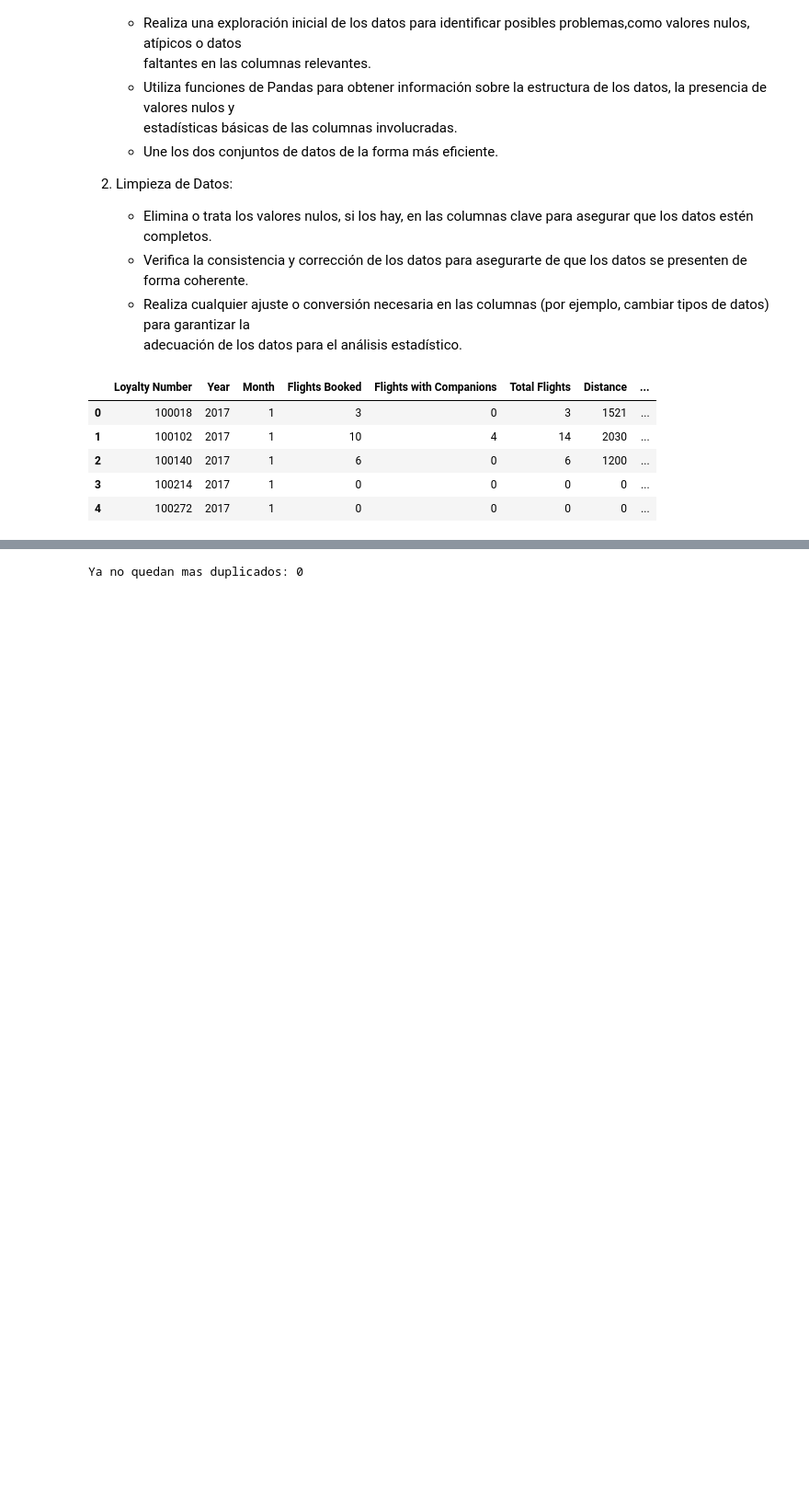
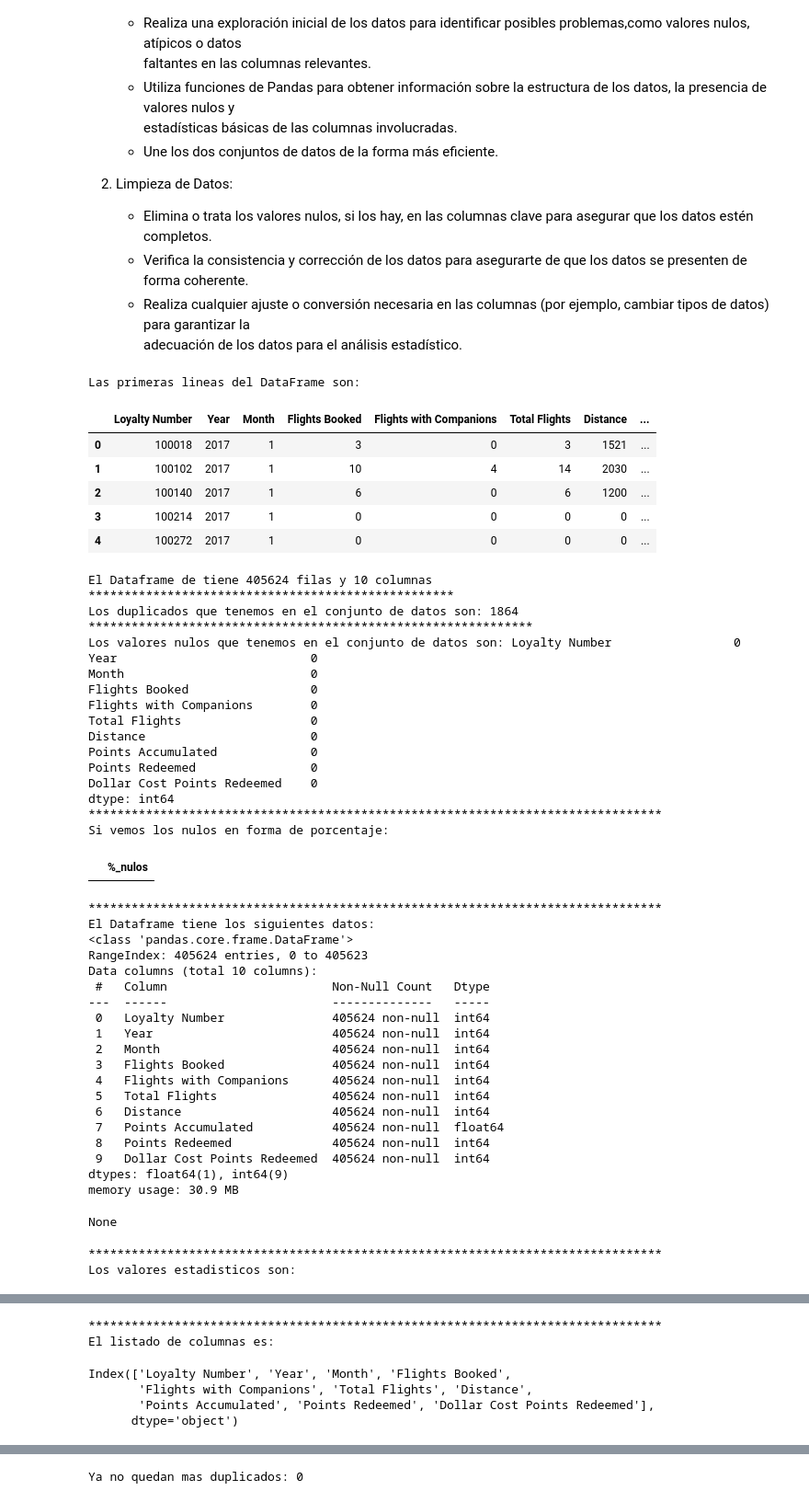
Before and after one commit to spinelf/Promo-H-DA-modulo3-evaluacion-final-SilviaPinel, a Jupyter notebook: Ejercicio_final_modulo3_SilviaPinel.ipynb, the cells around one changed output, grey strips where cells are left out. Shown at 92% size. Cells and saved outputs as stored; diff of their text form; code cells hidden in the pictures; blank space fills up the shorter version.

```diff
--- a/Ejercicio_final_modulo3_SilviaPinel.ipynb
+++ b/Ejercicio_final_modulo3_SilviaPinel.ipynb
@@ -65,11 +65,52 @@ data_customer_fidelidad = func.cargar_csv(url2_data_customer_loyalty)
       análisis estadístico.
 # %%
 #Vemos una representación de como es el Dataframen Vuelos
-data_customer_vuelos.head()
+func.propiedades(data_customer_vuelos)
 # %% [output]
+Las primeras lineas del DataFrame son:
 |  | Loyalty Number | Year | Month | Flights Booked | Flights with Companions | Total Flights | Distance | ... |
 | 0 | 100018 | 2017 | 1 | 3 | 0 | 3 | 1521 | ... |
 | 1 | 100102 | 2017 | 1 | 10 | 4 | 14 | 2030 | ... |
 | 2 | 100140 | 2017 | 1 | 6 | 0 | 6 | 1200 | ... |
 | 3 | 100214 | 2017 | 1 | 0 | 0 | 0 | 0 | ... |
 | 4 | 100272 | 2017 | 1 | 0 | 0 | 0 | 0 | ... |
+El Dataframe de tiene 405624 filas y 10 columnas
+***************************************************
+Los duplicados que tenemos en el conjunto de datos son: 1864
+**************************************************************
+Los valores nulos que tenemos en el conjunto de datos son: Loyalty Number                 0
+Year                           0
+Month                          0
+Flights Booked                 0
+Flights with Companions        0
+Total Flights                  0
+Distance                       0
+Points Accumulated             0
+Points Redeemed                0
+Dollar Cost Points Redeemed    0
+dtype: int64
+********************************************************************************
+Si vemos los nulos en forma de porcentaje:
+|  | %_nulos |
+********************************************************************************
+El Dataframe tiene los siguientes datos:
+<class 'pandas.core.frame.DataFrame'>
+RangeIndex: 405624 entries, 0 to 405623
+Data columns (total 10 columns):
+ #   Column                       Non-Null Count   Dtype
+---  ------                       --------------   -----
+ 0   Loyalty Number               405624 non-null  int64
+ 1   Year                         405624 non-null  int64
+ 2   Month                        405624 non-null  int64
+ 3   Flights Booked               405624 non-null  int64
+ 4   Flights with Companions      405624 non-null  int64
+ 5   Total Flights                405624 non-null  int64
+ 6   Distance                     405624 non-null  int64
+ 7   Points Accumulated           405624 non-null  float64
+ 8   Points Redeemed              405624 non-null  int64
+ 9   Dollar Cost Points Redeemed  405624 non-null  int64
+dtypes: float64(1), int64(9)
+memory usage: 30.9 MB
+None
+********************************************************************************
+Los valores estadisticos son:
@@ -75,0 +128,6 @@ data_customer_vuelos.head()
+********************************************************************************
+El listado de columnas es:
+Index(['Loyalty Number', 'Year', 'Month', 'Flights Booked',
+       'Flights with Companions', 'Total Flights', 'Distance',
+       'Points Accumulated', 'Points Redeemed', 'Dollar Cost Points Redeemed'],
+      dtype='object')
```
Also changed, not shown: parts of 14 cells of this notebook, 1 other file.
